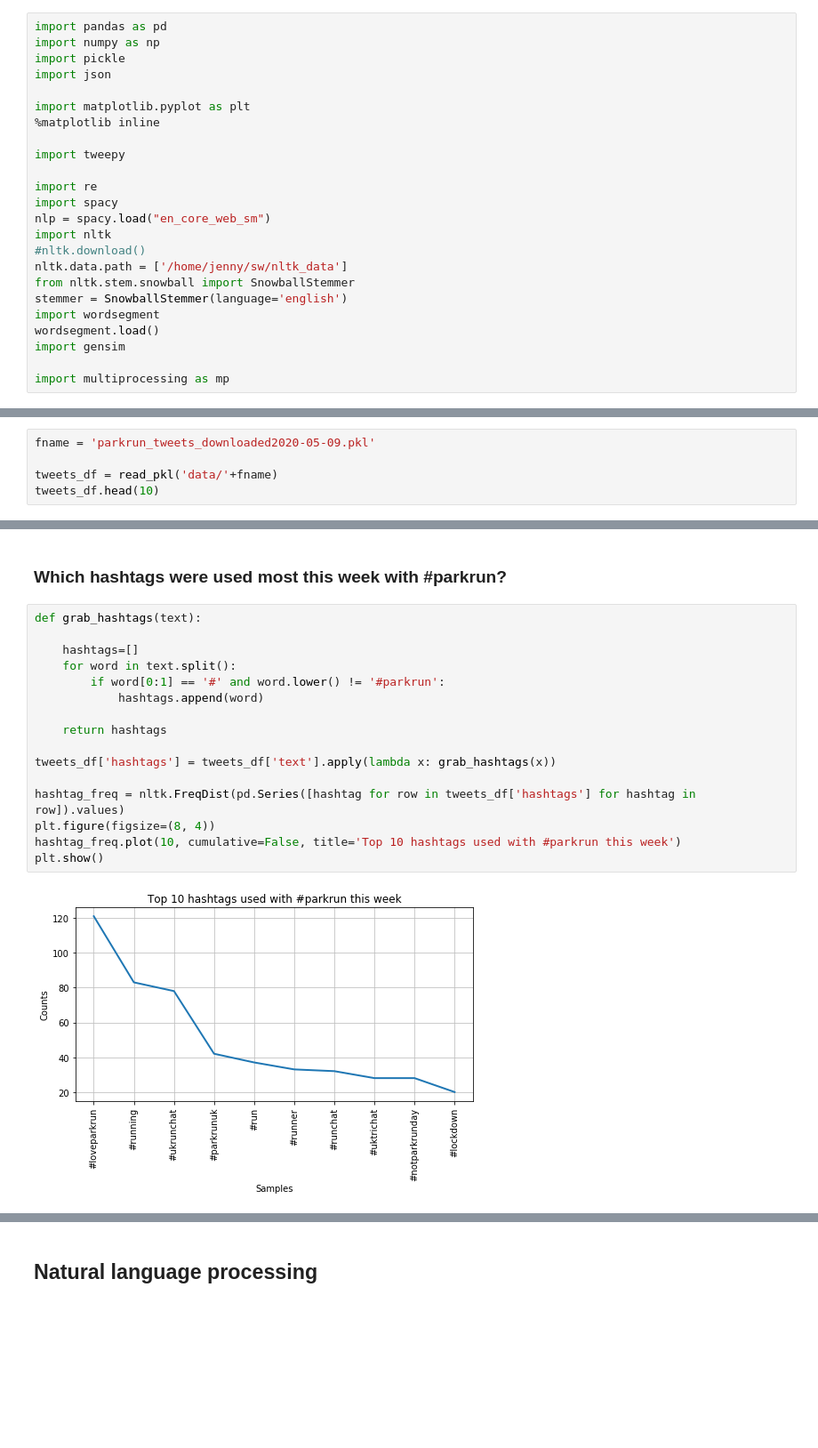
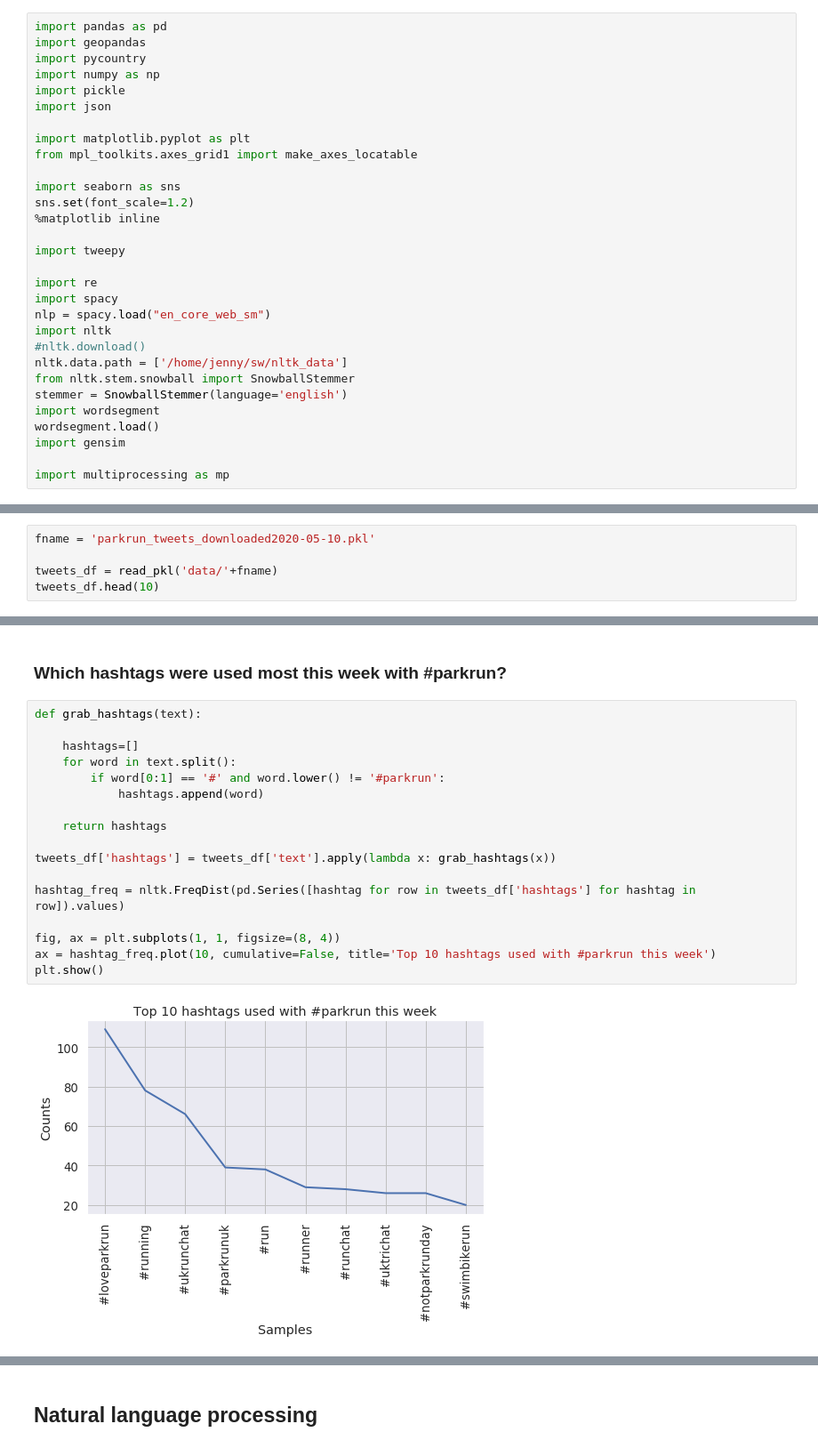
Before and after one commit to jw845/parkrun, a Jupyter notebook: twitter_analysis.ipynb, the cells around one changed output, grey strips where cells are left out. Shown at 89% size. Saved outputs shown, nothing was run; the diff lists cells and outputs as text; blank space fills up the shorter version.

```diff
--- a/twitter_analysis.ipynb
+++ b/twitter_analysis.ipynb
@@ -10,11 +10,17 @@ Using *tweepy* to grab tweets, *spaCy* and *NLTK* for NLP, and *gensim*'s LDA (L
 #### Import libraries
 # %%
 import pandas as pd
+import geopandas
+import pycountry
 import numpy as np
 import pickle
 import json
 
 import matplotlib.pyplot as plt
+from mpl_toolkits.axes_grid1 import make_axes_locatable
+
+import seaborn as sns
+sns.set(font_scale=1.2)
 %matplotlib inline
 
 import tweepy
@@ -123,7 +134,7 @@ Saved to data/parkrun_tweets_downloaded2020-05-09.pkl
 # %% [markdown]
 ### OR, read tweets from pickle
 # %%
-fname = 'parkrun_tweets_downloaded2020-05-09.pkl'
+fname = 'parkrun_tweets_downloaded2020-05-10.pkl'
 
 tweets_df = read_pkl('data/'+fname)
 tweets_df.head(10)
@@ -178,18 +183,19 @@ plt.show()
 # %%
 def grab_hashtags(text):
 
     hashtags=[]
     for word in text.split():
         if word[0:1] == '#' and word.lower() != '#parkrun':
             hashtags.append(word)
 
     return hashtags
 
 tweets_df['hashtags'] = tweets_df['text'].apply(lambda x: grab_hashtags(x))
 
 hashtag_freq = nltk.FreqDist(pd.Series([hashtag for row in tweets_df['hashtags'] for hashtag in row]).values)
-plt.figure(figsize=(8, 4))
-hashtag_freq.plot(10, cumulative=False, title='Top 10 hashtags used with #parkrun this week')
+
+fig, ax = plt.subplots(1, 1, figsize=(8, 4))
+ax = hashtag_freq.plot(10, cumulative=False, title='Top 10 hashtags used with #parkrun this week')
 plt.show()
 # %% [output]
-[figure, old version]
+[figure, new version]
```
Also changed, not shown: parts of 11 cells of this notebook.
